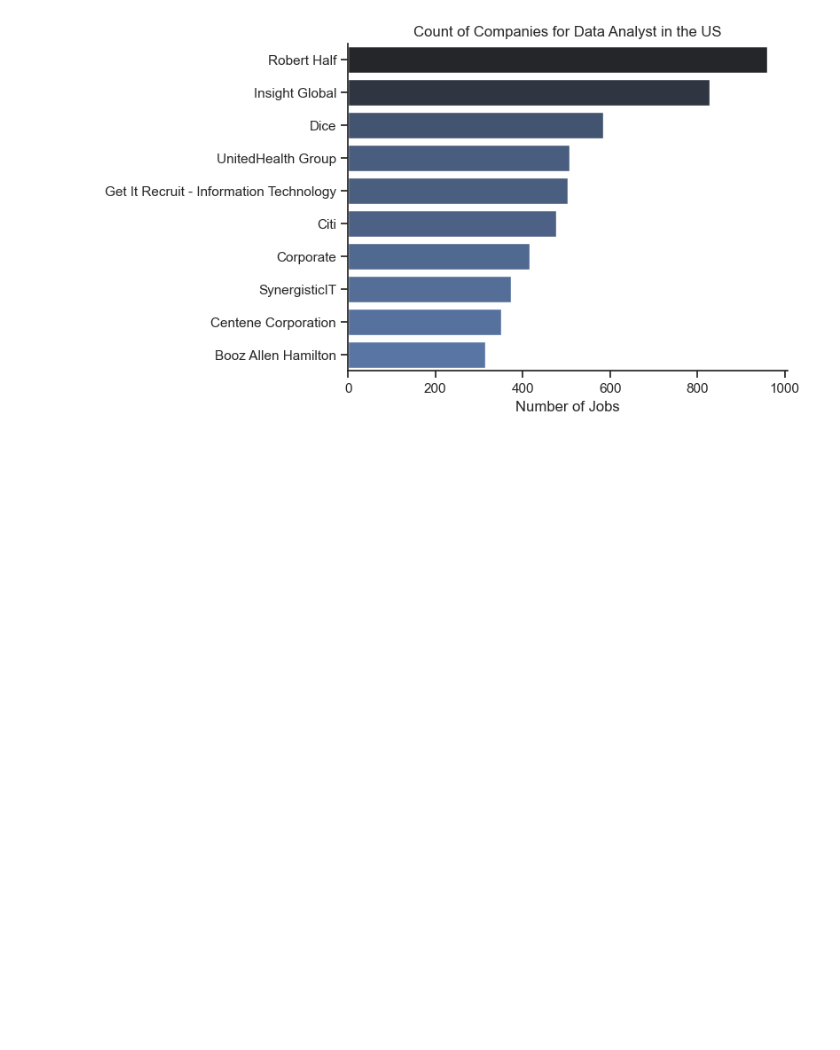
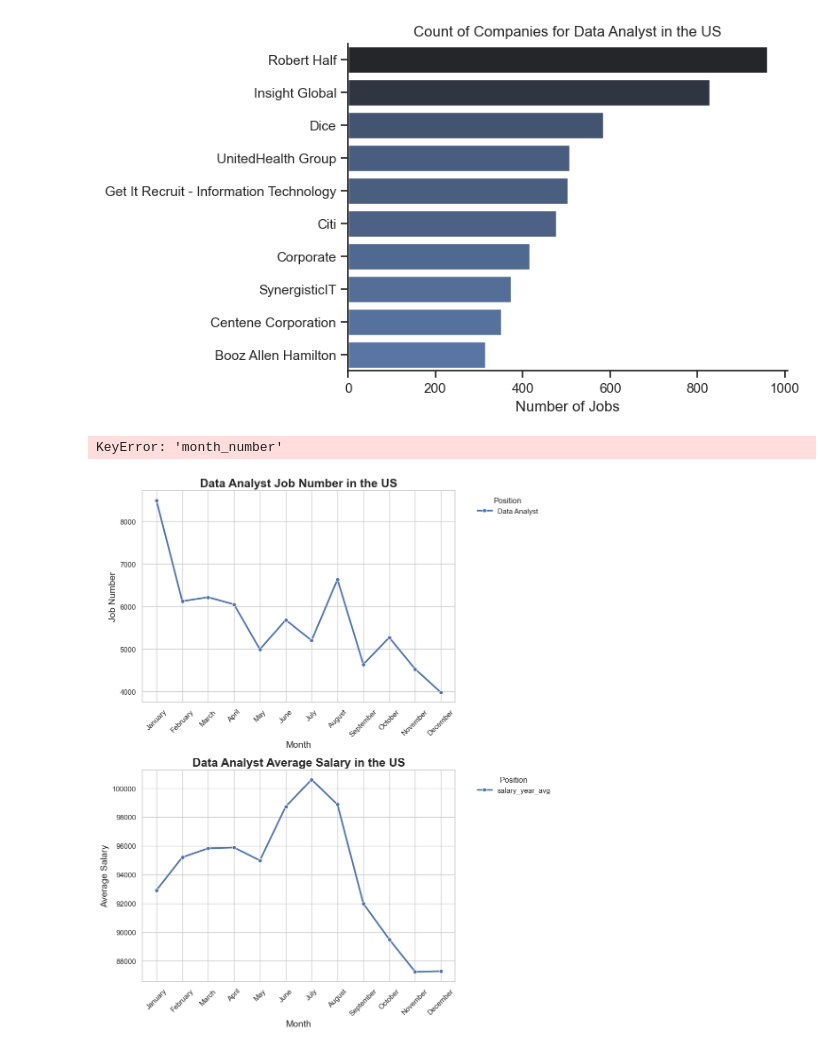
Before and after one commit to uuBach/Python_Data_Analytics_Project, a Jupyter notebook: 3_Project/1_EDA_Intro.ipynb, the cells around one changed output. Drawn from its saved outputs; the diff is of its cells as text; code cells hidden in the pictures; blank space fills up the shorter version.

```diff
--- a/3_Project/1_EDA_Intro.ipynb
+++ b/3_Project/1_EDA_Intro.ipynb
@@ -11,6 +11,9 @@ df = dataset['train'].to_pandas()
 df['job_posted_date'] = pd.to_datetime(df['job_posted_date'])
 df['job_skills'] = df['job_skills'].apply(lambda skill: ast.literal_eval(skill) if pd.notna(skill) else skill)
 # %%
+df['month_name'] = df['job_posted_date'].dt.month_name()
+df['month_number'] = df['job_posted_date'].dt.month
+
 df_DA_US = df[(df['job_country'] == 'United States') & (df['job_title_short'] == 'Data Analyst')]
 # %%
 df_plot = df_DA_US['job_location'].value_counts().head(10).to_frame()
@@ -55,3 +58,44 @@ plt.ylabel('')
 plt.show()
 # %% [output]
 [figure]
+# %%
+df_DA_US_pivot = df_DA_US.pivot_table(index=['month_name', 'month_number'], columns='job_title_short', aggfunc='size')
+# %%
+df_DA_US_pivot.sort_values(by='month_number', inplace=True)
+df_DA_US_pivot.reset_index(level='month_number', drop=True, inplace=True)
+# %% [output]
+KeyError: 'month_number'
+# %%
+df_DA_US_salary_pivot = df_DA_US.pivot_table(index=['month_name', 'month_number'], values='salary_year_avg', aggfunc='mean')
+df_DA_US_salary_pivot.sort_index(level='month_number', inplace=True)
+df_DA_US_salary_pivot.reset_index(level='month_number', drop=True, inplace=True)
+# %%
+fig, ax = plt.subplots(2, 1, figsize=(10, 12))
+
+# Настроим тему
+sns.set_theme(style='whitegrid', context='notebook')
+
+# Рисуем на первом subplot-е
+sns.lineplot(data=df_DA_US_pivot, linewidth=2.5, marker="o", ax=ax[0])
+
+# Украшаем первый subplot
+ax[0].set_title("Data Analyst Job Number in the US", fontsize=18, weight="bold")
+ax[0].set_xlabel("Month", fontsize=14)
+ax[0].set_ylabel("Job Number", fontsize=14)
+ax[0].tick_params(axis="x", rotation=45)
+ax[0].legend(title="Position", bbox_to_anchor=(1.05, 1), loc='upper left')
+
+
+sns.lineplot(data=df_DA_US_salary_pivot, linewidth = 2.5, marker='o', ax=ax[1])
+ax[1].set_title("Data Analyst Average Salary in the US", fontsize = 18, weight = 'bold')
+ax[1].set_xlabel("Month", fontsize = 14)
+ax[1].set_ylabel("Average Salary", fontsize=14)
+ax[1].tick_params(axis="x", rotation=45)
+ax[1].legend(title="Position", bbox_to_anchor=(1.05, 1), loc='upper left')
+
+
+# Чтобы всё влезло красиво
+fig.tight_layout()
+plt.show()
+# %% [output]
+[figure, added]
```
